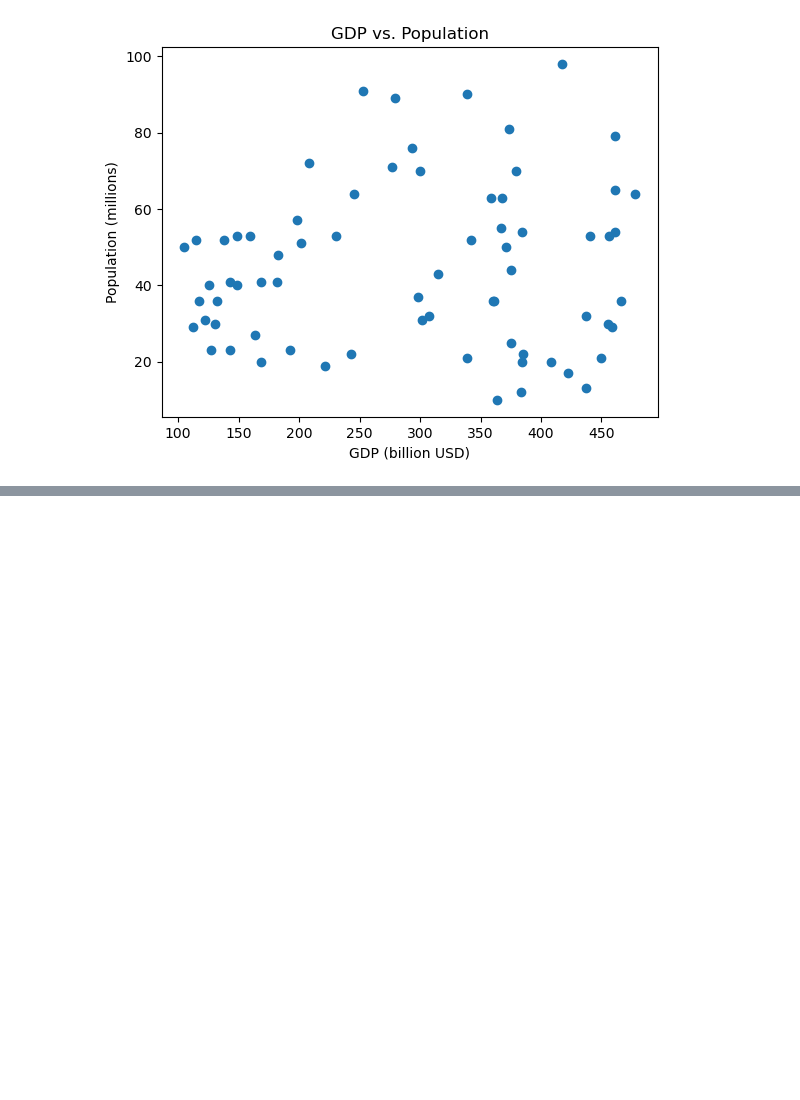
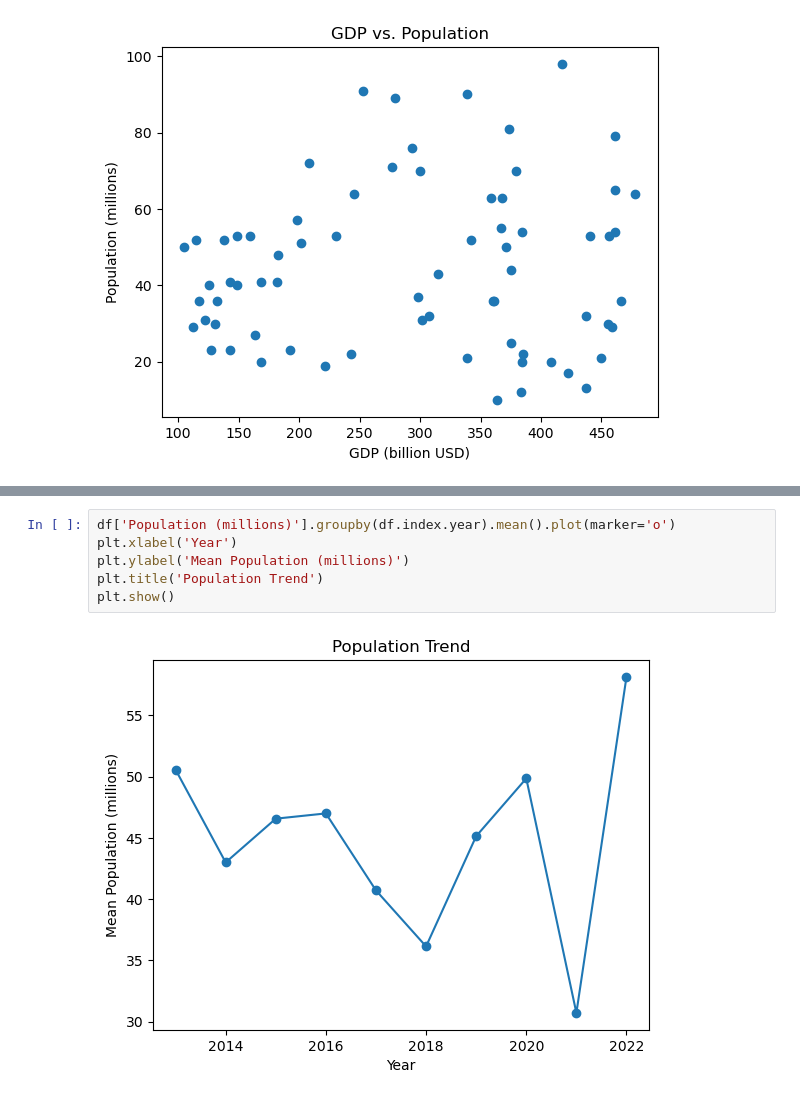
Before and after one commit to RonakRah/QA_europe, a Jupyter notebook: QA_of_europe.ipynb, the cells around one changed output, grey strips where cells are left out. Saved outputs shown, nothing was run; the diff lists cells and outputs as text; blank space fills up the shorter version.

```diff
--- a/QA_of_europe.ipynb
+++ b/QA_of_europe.ipynb
@@ -63,0 +93,8 @@ plt.show()
+# %%
+df['Population (millions)'].groupby(df.index.year).mean().plot(marker='o')
+plt.xlabel('Year')
+plt.ylabel('Mean Population (millions)')
+plt.title('Population Trend')
+plt.show()
+# %% [output]
+[figure, added]
```
Also changed, not shown: parts of 10 cells of this notebook.
